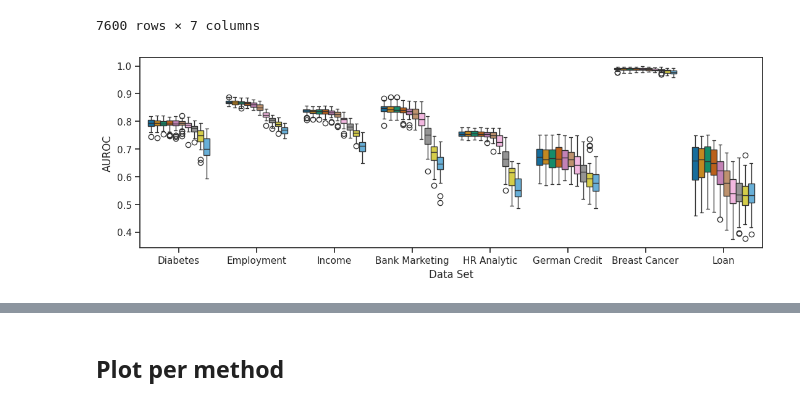
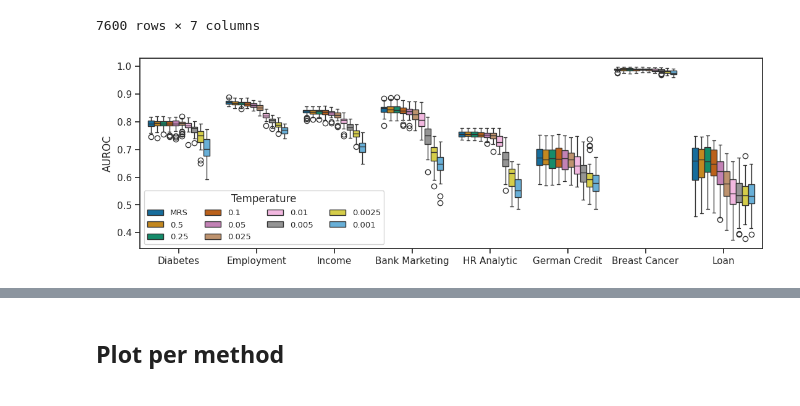
Before and after one commit to thauptmann/FeatureWeightDebiasing, a Jupyter notebook: notebooks/create_boxplots.ipynb, the cells around one changed output, grey strips where cells are left out. Saved outputs shown, nothing was run; the diff lists cells and outputs as text; code cells hidden in the pictures.

Commit message:
Save aurocs for mrs analysis

```diff
--- a/notebooks/create_boxplots.ipynb
+++ b/notebooks/create_boxplots.ipynb
@@ -154,16 +154,18 @@ hue_order = (temperatures + ["MRS"])[::-1]
 # %%
 plt.figure(figsize=(13, 4))
 ylabel="Relative Dropped Samples (%)"
 sns.set_theme(style="ticks", palette="colorblind")
 ax = sns.boxplot(data=result_df[result_df["Method"].isin(["MRS", "FW-MRS$_{RF}$"])], y="Dropped Samples", x="Data Set",
             hue="Temperature", legend=True, hue_order=hue_order)
 ax.legend(title="Temperature", ncol=2)
-ax.set(ylabel=ylabel)
-plt.savefig("diagrams/dropped_samples_per_temperature_fixed.pdf", bbox_inches="tight", pad_inches=0.0)
+ax.set(ylabel=ylabel, xlabel="")
+plt.savefig("diagrams/dropped_samples_per_temperature_fixed_rf.pdf", bbox_inches="tight", pad_inches=0.0)
 plt.clf()
 
-sns.boxplot(data=result_df[result_df["Method"].isin(["MRS", "FW-MRS$_{RF}$"])], y="AUROC", x="Data Set",
-            hue="Temperature", legend=False, hue_order=hue_order ).set(ylabel="AUROC")
-plt.savefig("diagrams/auroc_per_temperature_fixed.pdf", bbox_inches="tight", pad_inches=0.0)
+ax = sns.boxplot(data=result_df[result_df["Method"].isin(["MRS", "FW-MRS$_{RF}$"])], y="AUROC", x="Data Set",
+            hue="Temperature", legend=True, hue_order=hue_order )
+ax.set(ylabel="AUROC", xlabel="")
+ax.legend(title="Temperature", ncol=4, fontsize='9.5')
+plt.savefig("diagrams/auroc_per_temperature_fixed_rf.pdf", bbox_inches="tight", pad_inches=0.0)
 # %% [output]
-[figure, old version]
+[figure, new version]
```
Also changed, not shown: parts of 1 cell of this notebook, 10 other files.
